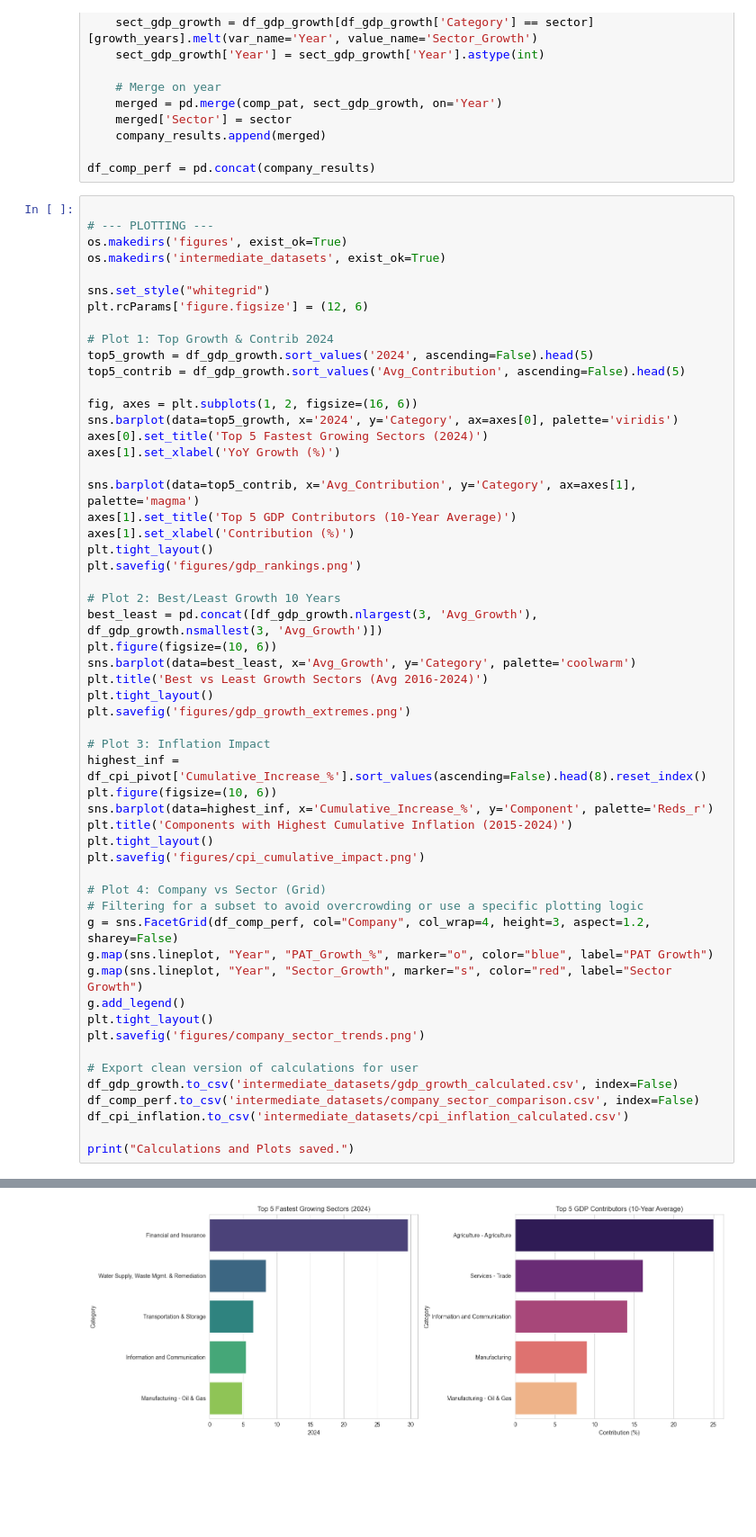
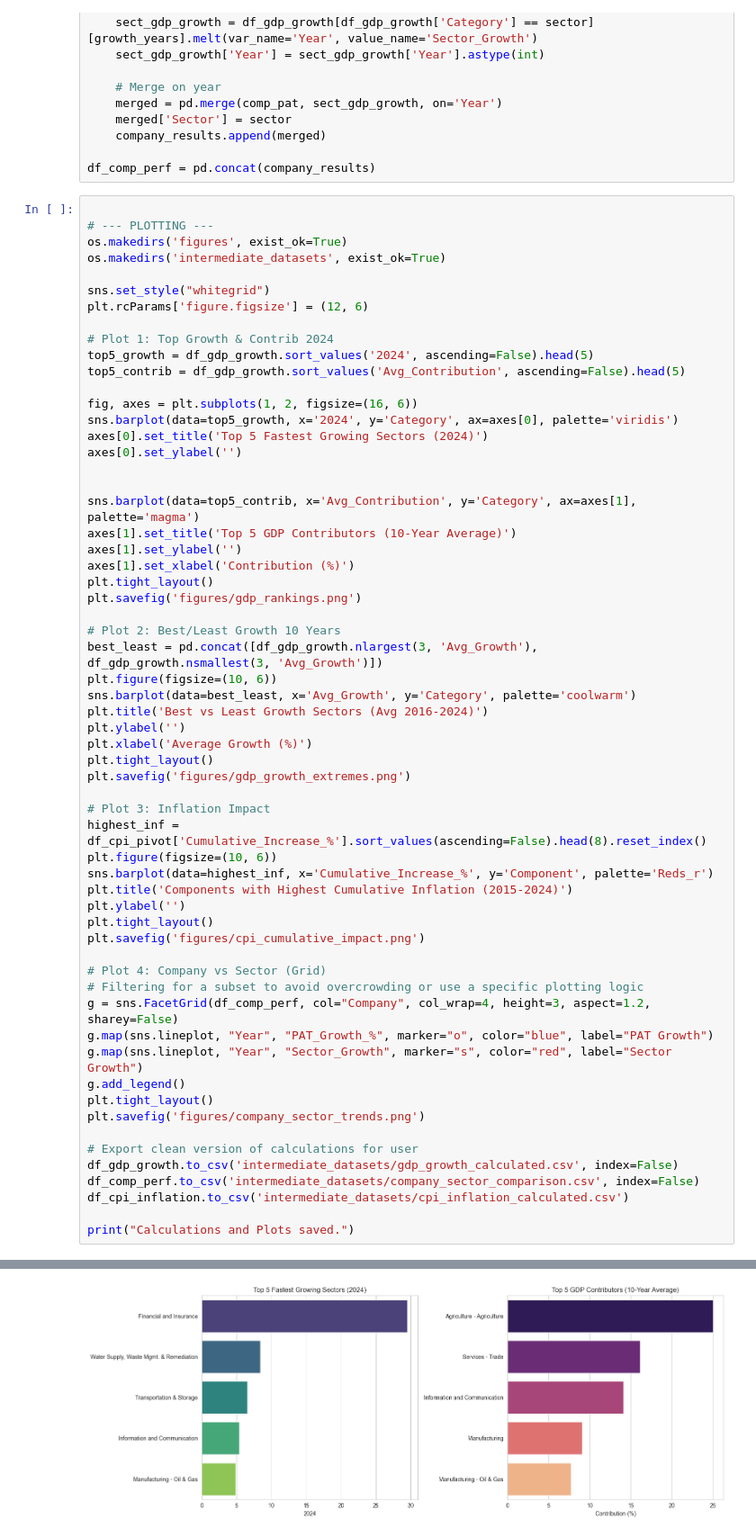
Before and after one commit to JoshuaOlubori/statisense, a Jupyter notebook: analysis copy.ipynb, the cells around one changed output, grey strips where cells are left out. Shown: that part at 90% size. Saved outputs shown, nothing was run; the diff lists cells and outputs as text; blank space fills up the shorter version.

```diff
--- a/analysis copy.ipynb
+++ b/analysis copy.ipynb
@@ -74,10 +74,12 @@ top5_contrib = df_gdp_growth.sort_values('Avg_Contribution', ascending=False).he
 fig, axes = plt.subplots(1, 2, figsize=(16, 6))
 sns.barplot(data=top5_growth, x='2024', y='Category', ax=axes[0], palette='viridis')
 axes[0].set_title('Top 5 Fastest Growing Sectors (2024)')
-axes[1].set_xlabel('YoY Growth (%)')
+axes[0].set_ylabel('')
+
 
 sns.barplot(data=top5_contrib, x='Avg_Contribution', y='Category', ax=axes[1], palette='magma')
 axes[1].set_title('Top 5 GDP Contributors (10-Year Average)')
+axes[1].set_ylabel('')
 axes[1].set_xlabel('Contribution (%)')
 plt.tight_layout()
 plt.savefig('figures/gdp_rankings.png')
@@ -87,6 +89,8 @@ best_least = pd.concat([df_gdp_growth.nlargest(3, 'Avg_Growth'), df_gdp_growth.n
 plt.figure(figsize=(10, 6))
 sns.barplot(data=best_least, x='Avg_Growth', y='Category', palette='coolwarm')
 plt.title('Best vs Least Growth Sectors (Avg 2016-2024)')
+plt.ylabel('')
+plt.xlabel('Average Growth (%)')
 plt.tight_layout()
 plt.savefig('figures/gdp_growth_extremes.png')
 
@@ -95,6 +99,7 @@ highest_inf = df_cpi_pivot['Cumulative_Increase_%'].sort_values(ascending=False)
 plt.figure(figsize=(10, 6))
 sns.barplot(data=highest_inf, x='Cumulative_Increase_%', y='Component', palette='Reds_r')
 plt.title('Components with Highest Cumulative Inflation (2015-2024)')
+plt.ylabel('')
 plt.tight_layout()
 plt.savefig('figures/cpi_cumulative_impact.png')
 
@@ -103,31 +108,31 @@ plt.savefig('figures/cpi_cumulative_impact.png')
 g = sns.FacetGrid(df_comp_perf, col="Company", col_wrap=4, height=3, aspect=1.2, sharey=False)
 g.map(sns.lineplot, "Year", "PAT_Growth_%", marker="o", color="blue", label="PAT Growth")
 g.map(sns.lineplot, "Year", "Sector_Growth", marker="s", color="red", label="Sector Growth")
 g.add_legend()
 plt.tight_layout()
 plt.savefig('figures/company_sector_trends.png')
 
 # Export clean version of calculations for user
 df_gdp_growth.to_csv('intermediate_datasets/gdp_growth_calculated.csv', index=False)
 df_comp_perf.to_csv('intermediate_datasets/company_sector_comparison.csv', index=False)
 df_cpi_inflation.to_csv('intermediate_datasets/cpi_inflation_calculated.csv')
 
 print("Calculations and Plots saved.")
 # %% [output]
 Passing `palette` without assigning `hue` is deprecated and will be removed in v0.14.0. Assign the `y` variable to `hue` and set `legend=False` for the same effect.
 
   sns.barplot(data=top5_growth, x='2024', y='Category', ax=axes[0], palette='viridis')
 
 Passing `palette` without assigning `hue` is deprecated and will be removed in v0.14.0. Assign the `y` variable to `hue` and set `legend=False` for the same effect.
 
   sns.barplot(data=top5_contrib, x='Avg_Contribution', y='Category', ax=axes[1], palette='magma')
 
 Passing `palette` without assigning `hue` is deprecated and will be removed in v0.14.0. Assign the `y` variable to `hue` and set `legend=False` for the same effect.
 
   sns.barplot(data=best_least, x='Avg_Growth', y='Category', palette='coolwarm')
 
 Passing `palette` without assigning `hue` is deprecated and will be removed in v0.14.0. Assign the `y` variable to `hue` and set `legend=False` for the same effect.
 
   sns.barplot(data=highest_inf, x='Cumulative_Increase_%', y='Component', palette='Reds_r')
 Calculations and Plots saved.
-[figure, old version]
+[figure, new version]
```
Also changed, not shown: parts of 1 cell of this notebook, 4 other files.
